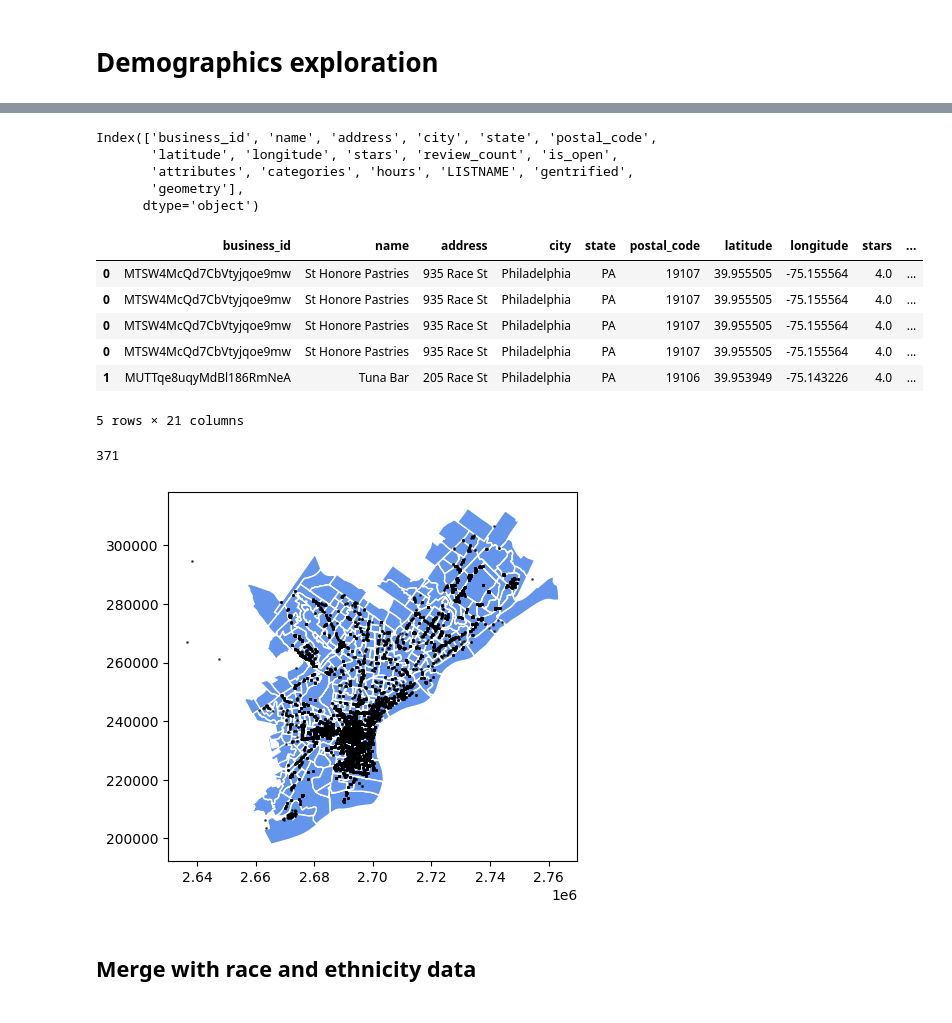
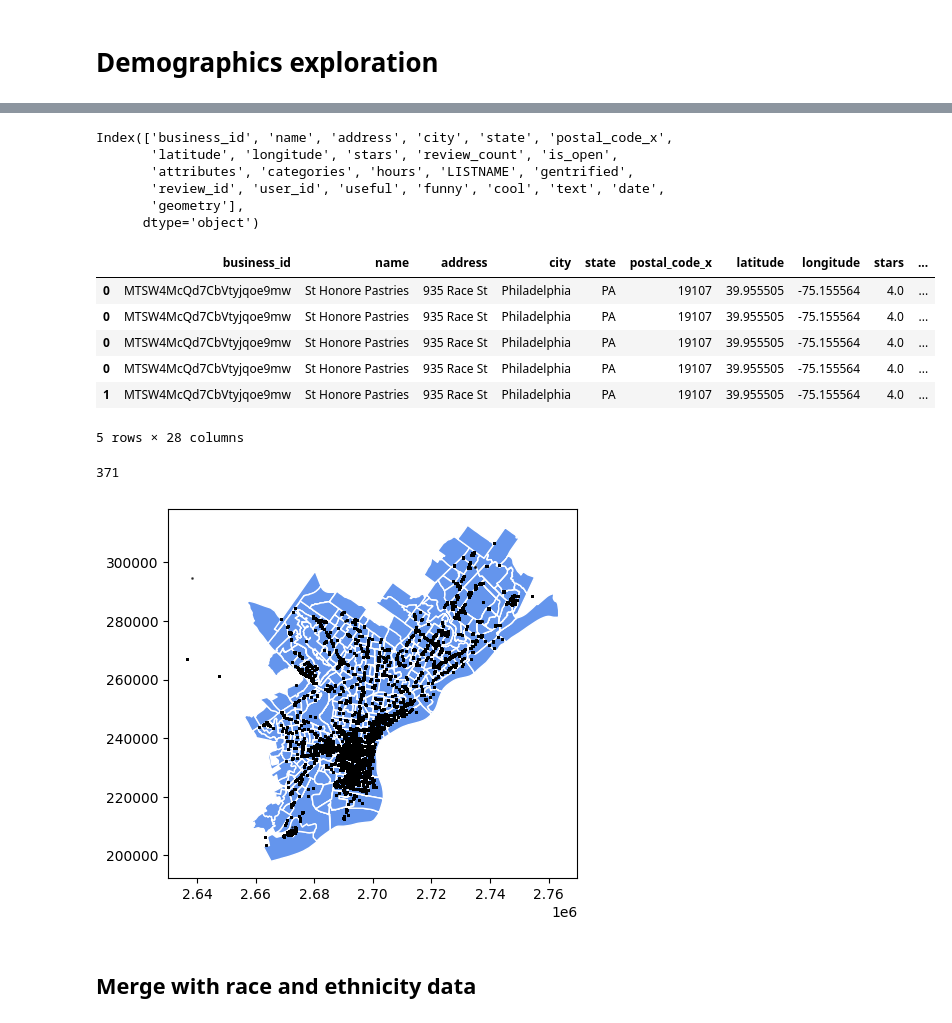
Before and after one commit to glow-27/COGS_209_proj, a Jupyter notebook: demog.ipynb, the cells around one changed output, grey strips where cells are left out. Drawn from its saved outputs; the diff is of its cells as text; code cells hidden in the pictures.

Commit message:
joined demographic indicators with review data

```diff
--- a/demog.ipynb
+++ b/demog.ipynb
@@ -35,6 +36,6 @@ Datum: North American Datum 1983
 # %%
 tracts_sub = tracts[['TRACTCE', 'GEOID', 'NAME', 'geometry']]
 # %%
-neigh_reviews_joined = gpd.read_file("modified_data/neigh_reviews_joined.gpkg")
-neigh_reviews_joined.head()
+neigh_reviews_subset = gpd.read_file("modified_data/neigh_reviews_subset.gpkg")
+neigh_reviews_subset.columns
 # %% [output]
@@ -47,7 +48,7 @@ neigh_reviews_joined.head()
 # %%
-neigh_reviews_joined = neigh_reviews_joined.drop('index_right', axis=1)
-neigh_reviews_joined = neigh_reviews_joined.to_crs(tracts.crs)
-neigh_reviews_joined.crs
+neigh_reviews_subset = neigh_reviews_subset.drop('index_right', axis=1)
+neigh_reviews_subset = neigh_reviews_subset.to_crs(tracts.crs)
+neigh_reviews_subset.crs
 # %% [output]
 <Projected CRS: EPSG:2272>
 Name: NAD83 / Pennsylvania South (ftUS)
@@ -64,25 +65,26 @@ Datum: North American Datum 1983
 - Ellipsoid: GRS 1980
 - Prime Meridian: Greenwich
 # %%
-neigh_reviews_joined.columns
+neigh_reviews_subset.columns
 # %% [output]
-Index(['business_id', 'name', 'address', 'city', 'state', 'postal_code',
+Index(['business_id', 'name', 'address', 'city', 'state', 'postal_code_x',
        'latitude', 'longitude', 'stars', 'review_count', 'is_open',
        'attributes', 'categories', 'hours', 'LISTNAME', 'gentrified',
+       'review_id', 'user_id', 'useful', 'funny', 'cool', 'text', 'date',
        'geometry'],
       dtype='object')
 # %%
 # reviews joined with location info (neighborhood, tract)
-reviews_loc = gpd.sjoin(neigh_reviews_joined, tracts_sub, how="left", predicate="intersects")
+reviews_loc = gpd.sjoin(neigh_reviews_subset, tracts_sub, how="left", predicate="intersects")
 reviews_loc.head()
 # %% [output]
-|  | business_id | name | address | city | state | postal_code | latitude | longitude | stars | ... |
+|  | business_id | name | address | city | state | postal_code_x | latitude | longitude | stars | ... |
 | 0 | MTSW4McQd7CbVtyjqoe9mw | St Honore Pastries | 935 Race St | Philadelphia | PA | 19107 | 39.955505 | -75.155564 | 4.0 | ... |
 | 0 | MTSW4McQd7CbVtyjqoe9mw | St Honore Pastries | 935 Race St | Philadelphia | PA | 19107 | 39.955505 | -75.155564 | 4.0 | ... |
 | 0 | MTSW4McQd7CbVtyjqoe9mw | St Honore Pastries | 935 Race St | Philadelphia | PA | 19107 | 39.955505 | -75.155564 | 4.0 | ... |
 | 0 | MTSW4McQd7CbVtyjqoe9mw | St Honore Pastries | 935 Race St | Philadelphia | PA | 19107 | 39.955505 | -75.155564 | 4.0 | ... |
-| 1 | MUTTqe8uqyMdBl186RmNeA | Tuna Bar | 205 Race St | Philadelphia | PA | 19106 | 39.953949 | -75.143226 | 4.0 | ... |
+| 1 | MTSW4McQd7CbVtyjqoe9mw | St Honore Pastries | 935 Race St | Philadelphia | PA | 19107 | 39.955505 | -75.155564 | 4.0 | ... |
-5 rows × 21 columns
+5 rows × 28 columns
 # %%
 len(reviews_loc['NAME'].unique())
 # %% [output]
@@ -93,7 +95,7 @@ ax = tracts.plot(color="cornflowerblue",edgecolor="white")
 reviews_loc.plot(ax=ax, markersize= 1, color="black", alpha=0.6)
 plt.show()
 # %% [output]
-[figure, old version]
+[figure, new version]
 # %% [markdown]
 ## Merge with race and ethnicity data
 # %%
```
Also changed, not shown: parts of 25 cells of this notebook, 1 other file.
